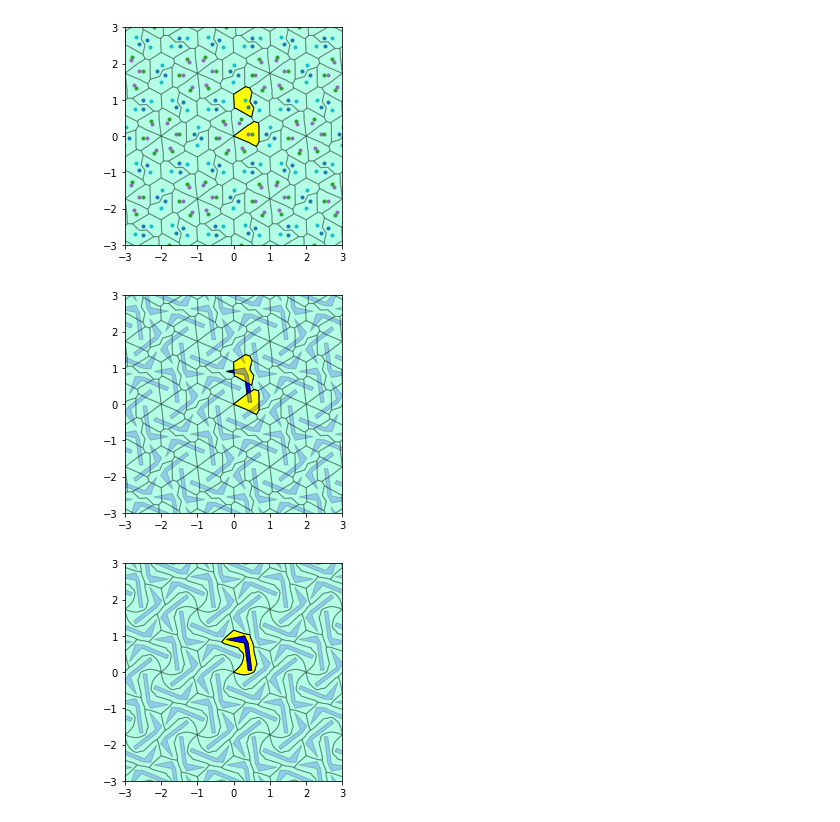
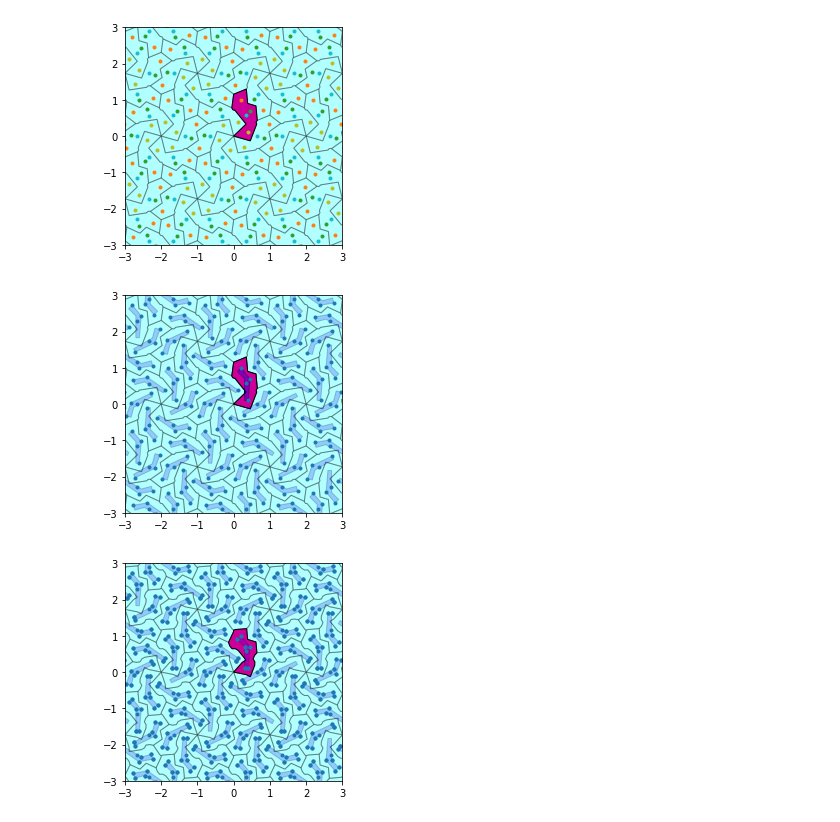
Before and after one commit to marinavas/poplocavanje, a Jupyter notebook: diagram.ipynb, the cells around one changed output. Saved outputs shown, nothing was run; the diff lists cells and outputs as text; code cells hidden in the pictures.

```diff
--- a/diagram.ipynb
+++ b/diagram.ipynb
@@ -91,10 +197,10 @@ plt.show()
 tacke2 = []
 
 pol_n=0
-A = Point(pol.exterior.coords[1])
-B = Point(pol.exterior.coords[6])
-slike_A = generisi_t(izomgen_p6,A)
-slike_B = generisi_t(izomgen_p6,B)
+A = Point(pol.exterior.coords[0])
+B = Point(pol.exterior.coords[3])
+slike_A = generisi_t(izomgen,A)
+slike_B = generisi_t(izomgen,B)
 for i in range(min(len(slike_B),len(slike_A))):
     tacke2.append(T(slike_A[i]))
     tacke2.append(T(slike_B[i]))
@@ -108,11 +214,9 @@ pol_U=pol_A.union(pol_B)
 ax = plt.axes()
 namesti(ax,-3,3,-3,3)
 
-
-
-crtaj(izomgen_p6,pol_U,ax,'#00FFAA')
-crtaj([I],pol_U,ax,'#FFFF00',1)
+crtaj(izomgen,pol_U,ax,'#00FFFF')
+crtaj([I],pol_U,ax,'#CC0099',1)
 plt.plot([T(s)[0] for s in slike_A],[T(s)[1] for s in slike_A],'C9.')
-plt.plot([T(s)[0] for s in slike_B],[T(s)[1] for s in slike_B],'C4.')
+plt.plot([T(s)[0] for s in slike_B],[T(s)[1] for s in slike_B],'C1.')
 plt.show()
 # %% [output]
@@ -120,62 +278,62 @@ plt.show()
 # %%
 tacke4 = []
 A = Point(pol.exterior.coords[3])
-B = Point(pol.exterior.coords[0])
+B = Point(pol.centroid)
 C = Point(pol.exterior.coords[1])
 D = Point(pol.exterior.coords[2])
-slike_A = generisi_t(izomgen_p6,A)
-slike_B = generisi_t(izomgen_p6,B)
-slike_C = generisi_t(izomgen_p6,C)
-slike_D = generisi_t(izomgen_p6,D)
+slike_A = generisi_t(izomgen,A)
+slike_B = generisi_t(izomgen,B)
+slike_C = generisi_t(izomgen,C)
+slike_D = generisi_t(izomgen,D)
 n = min([len(slike_j) for slike_j in [slike_A, slike_B, slike_C, slike_D]])
 for i in range(n):
     tacke4.append(T(slike_A[i]))
     tacke4.append(T(slike_B[i]))
     tacke4.append(T(slike_C[i]))
     tacke4.append(T(slike_D[i]))
 
 vor = Voronoi(tacke4)
 
 pol_A = Polygon([vor.vertices[p] for p in vor.regions[vor.point_region[0]]])
 pol_B = Polygon([vor.vertices[p] for p in vor.regions[vor.point_region[1]]])
 pol_C = Polygon([vor.vertices[p] for p in vor.regions[vor.point_region[3]]])
 pol_D = Polygon([vor.vertices[p] for p in vor.regions[vor.point_region[2]]])
 pol_U=pol_A.union(pol_B).union(pol_C).union(pol_D)
 
 ax = plt.axes()
 namesti(ax,-3,3,-3,3)
 
 
 
-crtaj(izomgen_p6,pol_U,ax,'#00FFAA')
-crtaj([I],pol_U,ax,'#FFFF00',1)
-plt.plot([T(s)[0] for s in slike_A],[T(s)[1] for s in slike_A],'C9.')
-plt.plot([T(s)[0] for s in slike_B],[T(s)[1] for s in slike_B],'C4.')
-plt.plot([T(s)[0] for s in slike_C],[T(s)[1] for s in slike_C],'C2.')
-plt.plot([T(s)[0] for s in slike_D],[T(s)[1] for s in slike_D],'C0.')
+crtaj(izomgen,pol_U,ax,'#00FFFF')
+crtaj([I],pol_U,ax,'#CC0099',1)
+plt.plot([T(s)[0] for s in slike_A],[T(s)[1] for s in slike_A],'C1.')
+plt.plot([T(s)[0] for s in slike_B],[T(s)[1] for s in slike_B],'C9.')
+plt.plot([T(s)[0] for s in slike_C],[T(s)[1] for s in slike_C],'C8.')
+plt.plot([T(s)[0] for s in slike_D],[T(s)[1] for s in slike_D],'C2.')
 plt.show()
 # %% [output]
-[figure, old version]
+[figure, new version]
 # %%
 ax = plt.axes()
 namesti(ax,-3,3,-3,3)
 crtaj([I],pol_U,ax,'#0000FF',0.7)
 
 
-crtaj(izomgen_p6,pol_U,ax,'#00FFAA')
+crtaj(izomgen,pol_U,ax,'#00FFFF')
 crtaj([I], pol,ax,'#0000FF',1)
-crtaj([I],pol_U,ax,'#FFFF00',1)
+crtaj([I],pol_U,ax,'#CC0099',1)
 crtaj([I], pol,ax,'#0000FF',0.2)
-crtaj(izomgen_p6, pol,ax,'#0000FF',0.2)
-
+crtaj(izomgen, pol,ax,'#0000FF',0.2)
+plt.plot([t[0] for t in tacke4],[t[1] for t in tacke4],'C0.')
 plt.show()
 # %% [output]
-[figure, old version]
+[figure, new version]
 # %%
 
 M = [Point(p) for p in pol.exterior.coords]
 x0,y0 = pol.exterior.coords[0]
-d=20
+d=1
 for i in range(1,len(pol.exterior.coords)):
     x1,y1 = pol.exterior.coords[i]
     for k in np.arange(0,1,1.0/d):
@@ -183,7 +341,7 @@ for i in range(1,len(pol.exterior.coords)):
     x0,y0 = x1,y1
 
 M.append(Point(pol.centroid))
-slike_M = [generisi_t(izomgen_p6,A) for A in M]
+slike_M = [generisi_t(izomgen,A) for A in M]
 tacke_n=[]
 n = min([len(slike_j) for slike_j in slike_M])
 
@@ -199,13 +357,13 @@ for i in range(len(M)):
 
 ax = plt.axes()
 namesti(ax,-3,3,-3,3)
+plt.plot([t[0] for t in tacke_n],[t[1] for t in tacke_n],'C0.')
+sve_slike.append([izomgen, pol_U,pol])
 
-
-
-crtaj(izomgen_p6,pol_U,ax,'#00FFAA')
-crtaj([I],pol_U,ax,'#FFFF00',1)
-crtaj(izomgen_p6, pol,ax,'#0000FF',0.2)
-crtaj([I], pol,ax,'#0000FF',1)
+crtaj(izomgen,pol_U,ax,'#00FFFF')
+crtaj([I],pol_U,ax,'#CC0099',1)
+crtaj(izomgen, pol,ax,'#0000FF',0.2)
+#crtaj([I], pol,ax,'#0000FF',1)
 plt.show()
 # %% [output]
-[figure, old version]
+[figure, new version]
```
Also changed, not shown: parts of 16 cells of this notebook, 35 other files.
